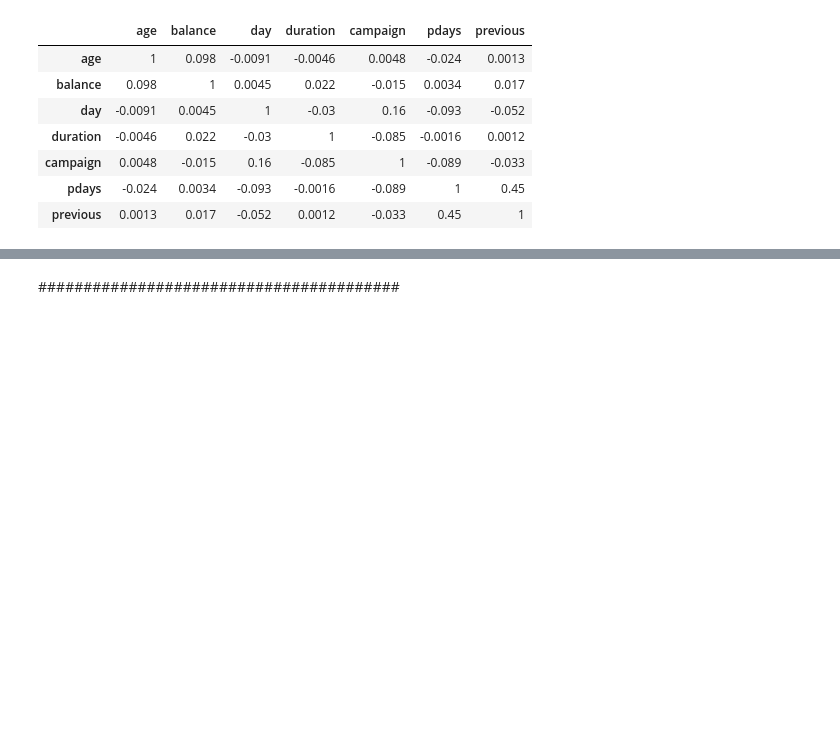
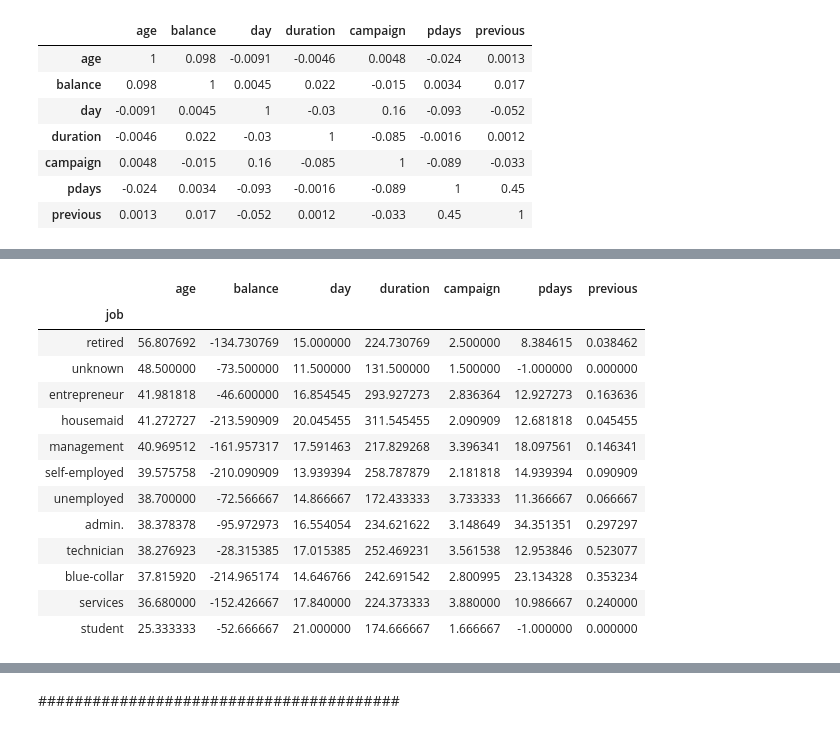
Before and after one commit to sanchobuendia/Test_Semantix, a Jupyter notebook: Test_Semantix.ipynb, the cells around one changed output, grey strips where cells are left out. Cells and saved outputs as stored; diff of their text form; code cells hidden in the pictures; blank space fills up the shorter version.

```diff
--- a/Test_Semantix.ipynb
+++ b/Test_Semantix.ipynb
@@ -253,0 +300,19 @@ corr.style.background_gradient(cmap='coolwarm').set_precision(2)
+# %%
+g_q52 = train[(train.default == 'yes')]
+g_q52 = g_q52.groupby('job').mean()
+g_q52.sort_values(by=['age'], ascending=False)
+# %% [output]
+|  | age | balance | day | duration | campaign | pdays | previous |
+| job |  |  |  |  |  |  |  |
+| retired | 56.807692 | -134.730769 | 15.000000 | 224.730769 | 2.500000 | 8.384615 | 0.038462 |
+| unknown | 48.500000 | -73.500000 | 11.500000 | 131.500000 | 1.500000 | -1.000000 | 0.000000 |
+| entrepreneur | 41.981818 | -46.600000 | 16.854545 | 293.927273 | 2.836364 | 12.927273 | 0.163636 |
+| housemaid | 41.272727 | -213.590909 | 20.045455 | 311.545455 | 2.090909 | 12.681818 | 0.045455 |
+| management | 40.969512 | -161.957317 | 17.591463 | 217.829268 | 3.396341 | 18.097561 | 0.146341 |
+| self-employed | 39.575758 | -210.090909 | 13.939394 | 258.787879 | 2.181818 | 14.939394 | 0.090909 |
+| unemployed | 38.700000 | -72.566667 | 14.866667 | 172.433333 | 3.733333 | 11.366667 | 0.066667 |
+| admin. | 38.378378 | -95.972973 | 16.554054 | 234.621622 | 3.148649 | 34.351351 | 0.297297 |
+| technician | 38.276923 | -28.315385 | 17.015385 | 252.469231 | 3.561538 | 12.953846 | 0.523077 |
+| blue-collar | 37.815920 | -214.965174 | 14.646766 | 242.691542 | 2.800995 | 23.134328 | 0.353234 |
+| services | 36.680000 | -152.426667 | 17.840000 | 224.373333 | 3.880000 | 10.986667 | 0.240000 |
+| student | 25.333333 | -52.666667 | 21.000000 | 174.666667 | 1.666667 | -1.000000 | 0.000000 |
```
Also changed, not shown: parts of 15 cells of this notebook.
